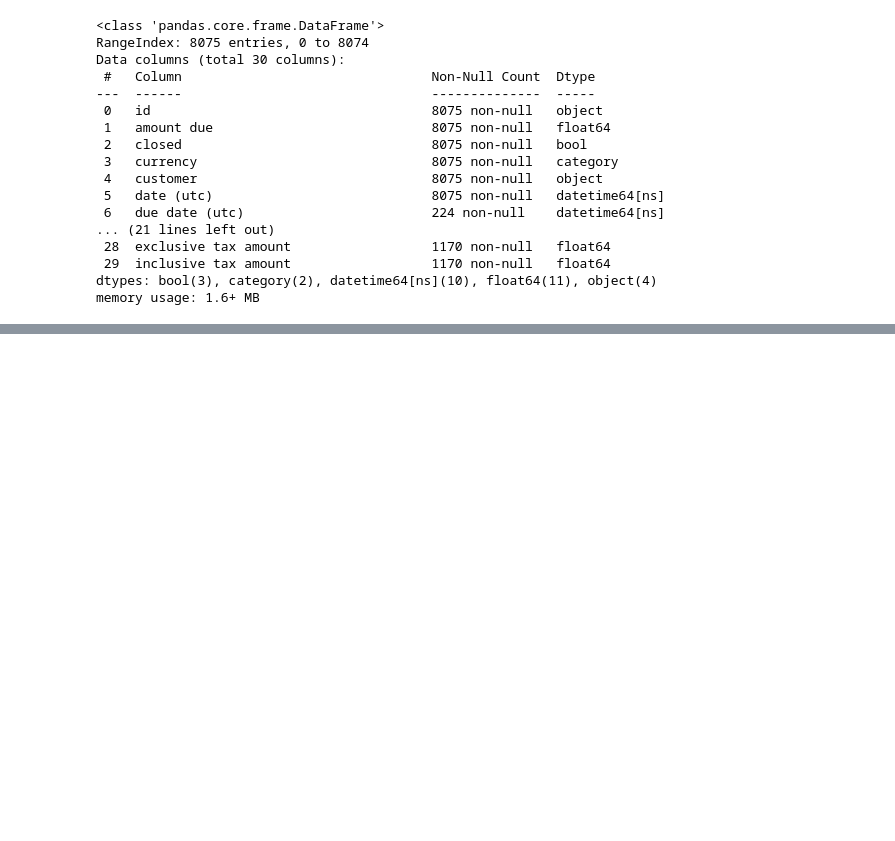
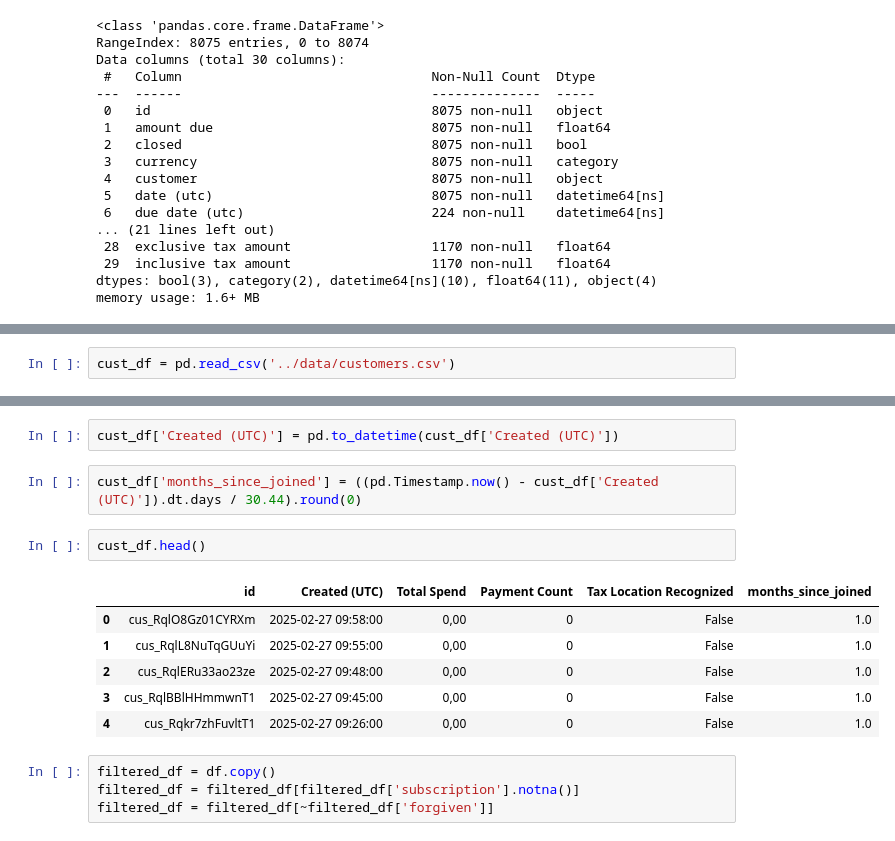
Before and after one commit to Idreece/surfe, a Jupyter notebook: notebooks/analysis.ipynb, the cells around one changed output, grey strips where cells are left out. Drawn from its saved outputs; the diff is of its cells as text; blank space fills up the shorter version.

```diff
--- a/notebooks/analysis.ipynb
+++ b/notebooks/analysis.ipynb
@@ -93,0 +180,2 @@ memory usage: 1.6+ MB
+# %%
+cust_df = pd.read_csv('../data/customers.csv')
@@ -93,0 +191,17 @@ memory usage: 1.6+ MB
+# %%
+cust_df['Created (UTC)'] = pd.to_datetime(cust_df['Created (UTC)'])
+# %%
+cust_df['months_since_joined'] = ((pd.Timestamp.now() - cust_df['Created (UTC)']).dt.days / 30.44).round(0)
+# %%
+cust_df.head()
+# %% [output]
+|  | id | Created (UTC) | Total Spend | Payment Count | Tax Location Recognized | months_since_joined |
+| 0 | cus_RqlO8Gz01CYRXm | 2025-02-27 09:58:00 | 0,00 | 0 | False | 1.0 |
+| 1 | cus_RqlL8NuTqGUuYi | 2025-02-27 09:55:00 | 0,00 | 0 | False | 1.0 |
+| 2 | cus_RqlERu33ao23ze | 2025-02-27 09:48:00 | 0,00 | 0 | False | 1.0 |
+| 3 | cus_RqlBBlHHmmwnT1 | 2025-02-27 09:45:00 | 0,00 | 0 | False | 1.0 |
+| 4 | cus_Rqkr7zhFuvltT1 | 2025-02-27 09:26:00 | 0,00 | 0 | False | 1.0 |
+# %%
+filtered_df = df.copy()
+filtered_df = filtered_df[filtered_df['subscription'].notna()]
+filtered_df = filtered_df[~filtered_df['forgiven']]
```
Also changed, not shown: parts of 23 cells of this notebook, 2 other files.
